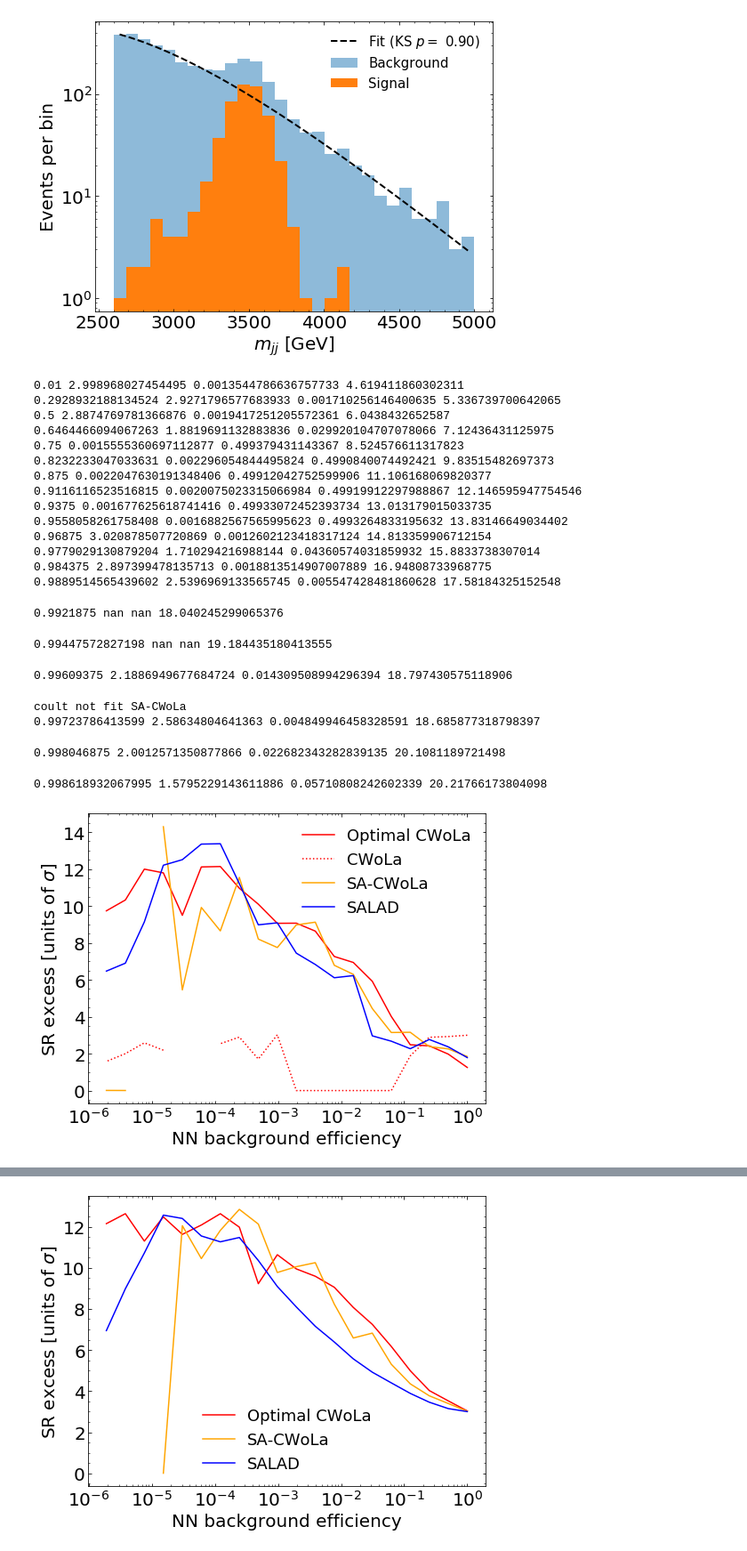
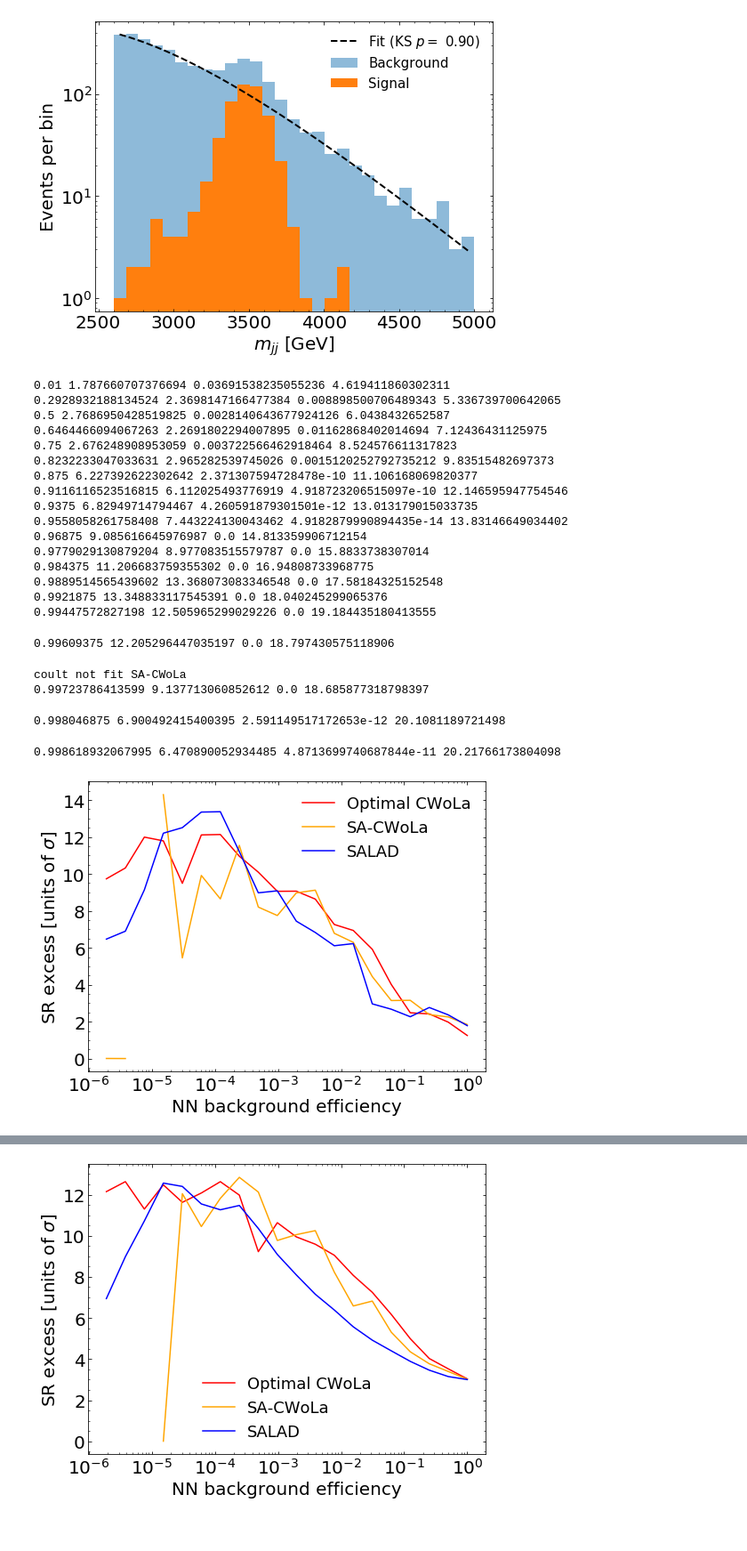
Before and after one commit to bnachman/DCTRHunting, a Jupyter notebook: CWoLaSimulationAssistedDecorrelationCorrelated_deltaMj.ipynb, the cells around one changed output, grey strips where cells are left out. Shown at 89% size. Cells and saved outputs as stored; diff of their text form; code cells hidden in the pictures.

Commit message:
Finished fit significance plots

```diff
--- a/CWoLaSimulationAssistedDecorrelationCorrelated_deltaMj.ipynb
+++ b/CWoLaSimulationAssistedDecorrelationCorrelated_deltaMj.ipynb
@@ -1273,7 +1269,7 @@ for myqexp in range(20):
     sigval_fit_datavsim+=[myout['Zval']]
     '''
 
-
+    '''
     q = np.quantile(preds_cwola[Y_test_all==0],myq)
     n,b=np.histogram(1000*M_test_all[(Y_test_all==0)*(preds_cwola[:,0]>q)],np.linspace(2600,5000,30))
     myout = get_fit_params(n,b,n**0.5,range(9,14),verbose=False)
@@ -1281,56 +1277,56 @@ for myqexp in range(20):
     n = n-myout['residuals']*n**0.5
     myout = get_fit_params(n,b,n**0.5,range(9,14),verbose=False)
     sigval_fit_cwola+=[myout['Zval']]
+    '''
 
 
     print(myq,myout['Zval'],myout['p0'],S/B**0.5)
 # %% [output]
-0.01 2.998968027454495 0.0013544786636757733 4.619411860302311
-0.2928932188134524 2.9271796577683933 0.001710256146400635 5.336739700642065
-0.5 2.8874769781366876 0.0019417251205572361 6.0438432652587
-0.6464466094067263 1.8819691132883836 0.029920104707078066 7.12436431125975
-0.75 0.0015555360697112877 0.499379431143367 8.524576611317823
-0.8232233047033631 0.002296054844495824 0.4990840074492421 9.83515482697373
-0.875 0.0022047630191348406 0.49912042752599906 11.106168069820377
-0.9116116523516815 0.0020075023315066984 0.49919912297988867 12.146595947754546
-0.9375 0.001677625618741416 0.49933072452393734 13.013179015033735
-0.9558058261758408 0.0016882567565995623 0.4993264833195632 13.83146649034402
-0.96875 3.020878507720869 0.0012602123418317124 14.813359906712154
-0.9779029130879204 1.710294216988144 0.04360574031859932 15.8833738307014
-0.984375 2.897399478135713 0.0018813514907007889 16.94808733968775
-0.9889514565439602 2.5396969133565745 0.005547428481860628 17.58184325152548
+0.01 1.787660707376694 0.03691538235055236 4.619411860302311
+0.2928932188134524 2.3698147166477384 0.008898500706489343 5.336739700642065
+0.5 2.7686950428519825 0.0028140643677924126 6.0438432652587
+0.6464466094067263 2.2691802294007895 0.01162868402014694 7.12436431125975
+0.75 2.676248908953059 0.003722566462918464 8.524576611317823
+0.8232233047033631 2.965282539745026 0.0015120252792735212 9.83515482697373
+0.875 6.227392622302642 2.371307594728478e-10 11.106168069820377
+0.9116116523516815 6.112025493776919 4.918723206515097e-10 12.146595947754546
+0.9375 6.82949714794467 4.260591879301501e-12 13.013179015033735
+0.9558058261758408 7.443224130043462 4.9182879990894435e-14 13.83146649034402
+0.96875 9.085616645976987 0.0 14.813359906712154
+0.9779029130879204 8.977083515579787 0.0 15.8833738307014
+0.984375 11.206683759355302 0.0 16.94808733968775
+0.9889514565439602 13.368073083346548 0.0 17.58184325152548
+0.9921875 13.348833117545391 0.0 18.040245299065376
+0.99447572827198 12.505965299029226 0.0 19.184435180413555
-0.9921875 nan nan 18.040245299065376
+0.99609375 12.205296447035197 0.0 18.797430575118906
-0.99447572827198 nan nan 19.184435180413555
+coult not fit SA-CWoLa
+0.99723786413599 9.137713060852612 0.0 18.685877318798397
-0.99609375 2.1886949677684724 0.014309508994296394 18.797430575118906
+0.998046875 6.900492415400395 2.591149517172653e-12 20.1081189721498
-coult not fit SA-CWoLa
-0.99723786413599 2.58634804641363 0.004849946458328591 18.685877318798397
+0.998618932067995 6.470890052934485 4.8713699740687844e-11 20.21766173804098
-0.998046875 2.0012571350877866 0.022682343282839135 20.1081189721498
-0.998618932067995 1.5795229143611886 0.05710808242602339 20.21766173804098
 # %%
 fig = plt.figure(figsize=(8, 6))
 gs = gridspec.GridSpec(1, 1, height_ratios=[1])
 ax0 = plt.subplot(gs[0])
 ax0.yaxis.set_ticks_position('both')
 ax0.xaxis.set_ticks_position('both')
 ax0.tick_params(direction="in",which="both")
 ax0.minorticks_on()
 plt.xticks(fontsize=20)
 plt.yticks(fontsize=20)
 
 plt.plot(cutval,sigval_fit,label="Optimal CWoLa",color='red')
-plt.plot(cutval,sigval_fit_cwola,label="CWoLa",color='red', ls=':')
 plt.plot(cutval,sigval_fit_sacwola,label="SA-CWoLa",color='orange')
 plt.plot(cutval,sigval_fit_salad,label="SALAD",color='blue')
 #plt.plot(cutval,sigval)
 plt.xscale("log")
 plt.legend(frameon=False,fontsize=18)
 
 plt.xlabel("NN background efficiency",fontsize=20)
 plt.ylabel("SR excess [units of $\sigma$]",fontsize=20)
 plt.savefig('plots/lhco/fitwithsig.pdf',bbox_inches='tight')
 plt.savefig('plots/lhco/fitwithsig.png',bbox_inches='tight')
 # %% [output]
-[figure, old version]
+[figure, new version]
 # %%
 cutval = []
 sigval2_fit = []
```
Also changed, not shown: parts of 11 cells of this notebook, 9 other files.
